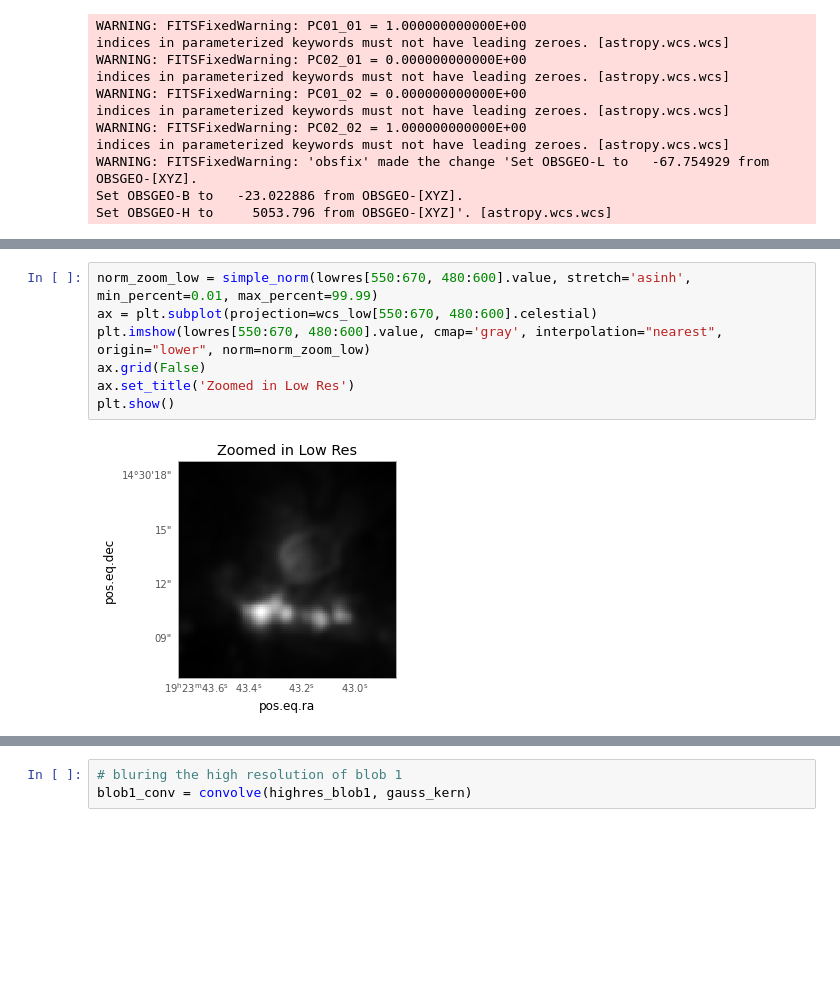
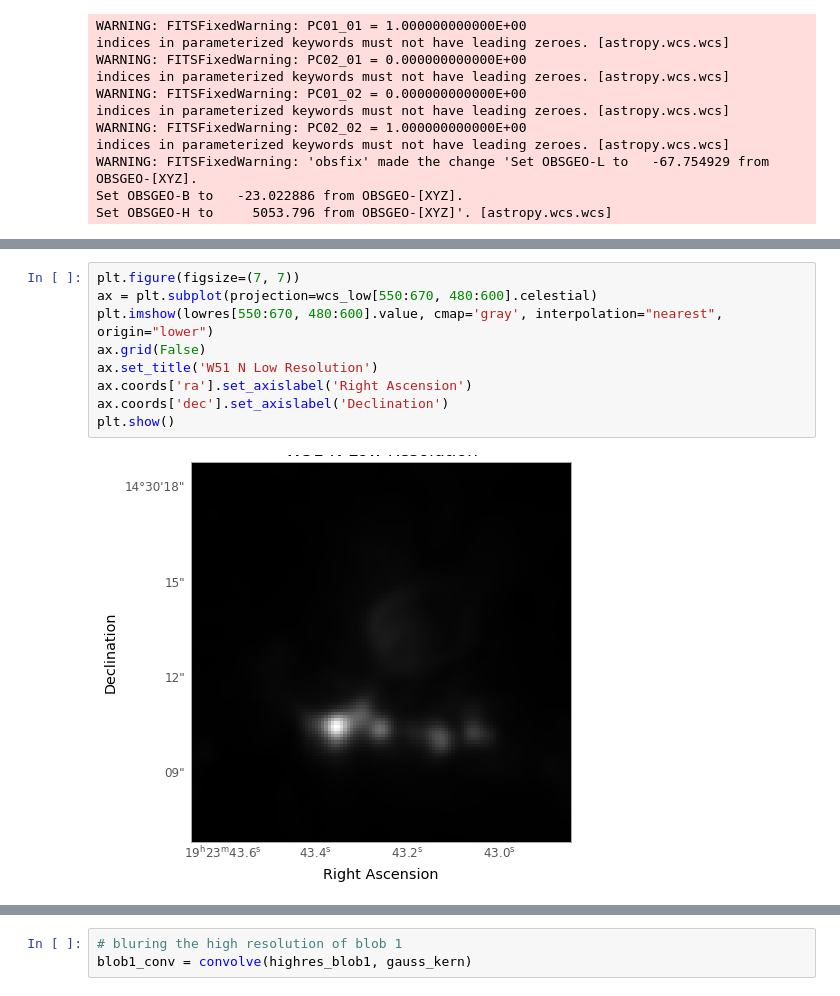
Before and after one commit to dbovie/W51_2015to2017_maps, a Jupyter notebook: Smoothing.ipynb, the cells around one changed output, grey strips where cells are left out. Drawn from its saved outputs; the diff is of its cells as text; blank space fills up the shorter version.

```diff
--- a/Smoothing.ipynb
+++ b/Smoothing.ipynb
@@ -87,12 +140,14 @@ plt.show()
 # %%
-norm_zoom_low = simple_norm(lowres[550:670, 480:600].value, stretch='asinh', min_percent=0.01, max_percent=99.99)
+plt.figure(figsize=(7, 7))
 ax = plt.subplot(projection=wcs_low[550:670, 480:600].celestial)
-plt.imshow(lowres[550:670, 480:600].value, cmap='gray', interpolation="nearest", origin="lower", norm=norm_zoom_low)
+plt.imshow(lowres[550:670, 480:600].value, cmap='gray', interpolation="nearest", origin="lower")
 ax.grid(False)
-ax.set_title('Zoomed in Low Res')
+ax.set_title('W51 N Low Resolution')
+ax.coords['ra'].set_axislabel('Right Ascension')
+ax.coords['dec'].set_axislabel('Declination')
 plt.show()
 # %% [output]
-[figure, old version]
+[figure, new version]
 # %%
 highres_blob1 = highres[2350:2750, 2300:2700]
 norm_highres_blob1 = simple_norm(highres_blob1, stretch='asinh', min_percent=5, max_percent=99.99)
```
Also changed, not shown: parts of 77 cells of this notebook, 2 other files.
